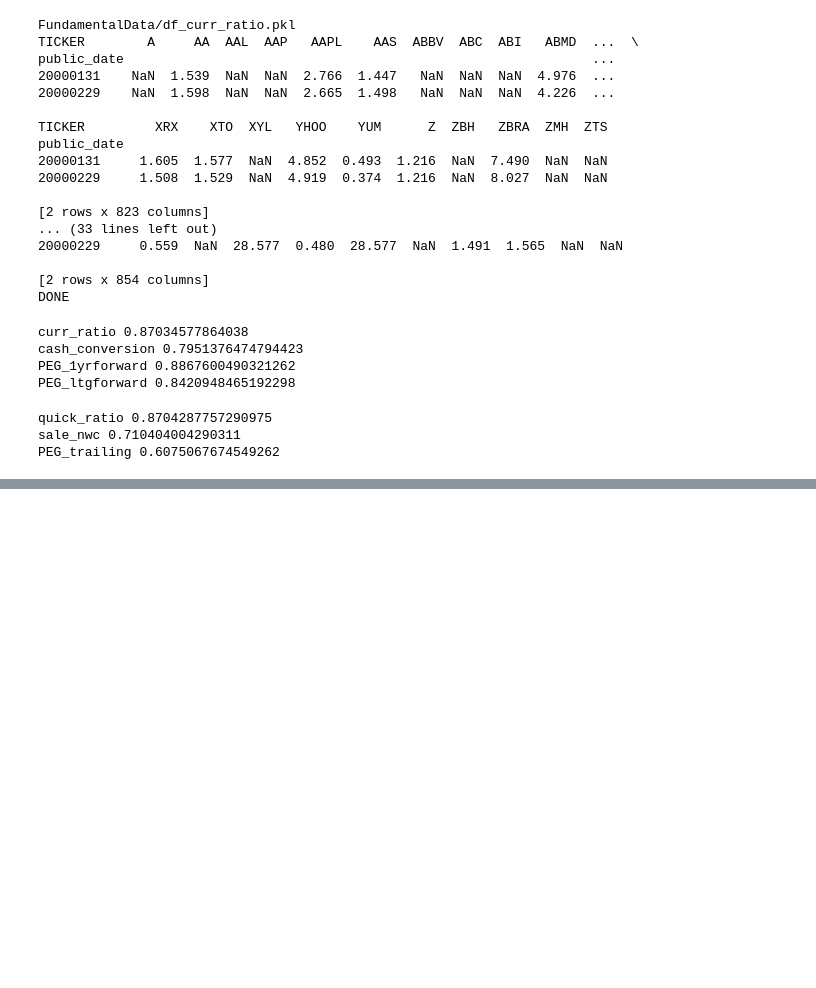
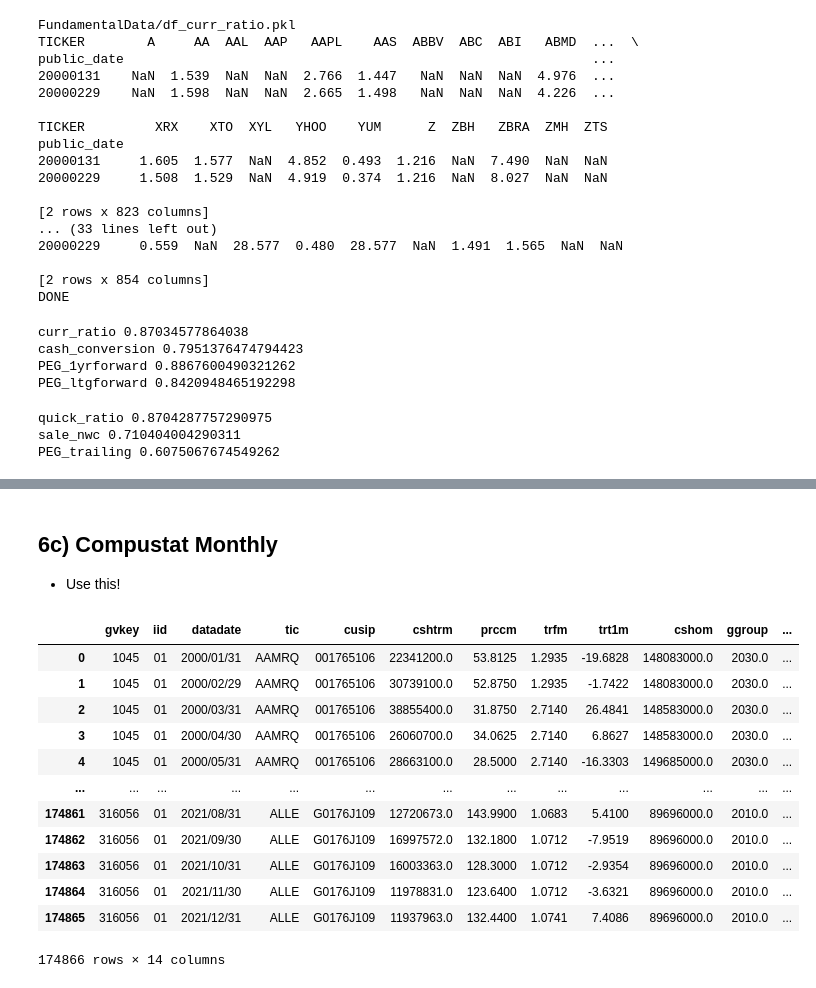
Before and after one commit to pyliut/CSMOM_HT22, a Jupyter notebook: DataFormatting_TomLiu.ipynb, the cells around one changed output, grey strips where cells are left out. Saved outputs shown, nothing was run; the diff lists cells and outputs as text; code cells hidden in the pictures; blank space fills up the shorter version.

```diff
--- a/DataFormatting_TomLiu.ipynb
+++ b/DataFormatting_TomLiu.ipynb
@@ -390,0 +515,20 @@ PEG_trailing 0.6075067674549262
+# %% [markdown]
+## 6c) Compustat Monthly
+- Use this!
+# %%
+df_PriceData = pd.read_csv("MarketData/SPX_PriceData_CompustatMonthly.csv")
+df_PriceData
+# %% [output]
+|  | gvkey | iid | datadate | tic | cusip | cshtrm | prccm | trfm | trt1m | cshom | ggroup | ... |
+| 0 | 1045 | 01 | 2000/01/31 | AAMRQ | 001765106 | 22341200.0 | 53.8125 | 1.2935 | -19.6828 | 148083000.0 | 2030.0 | ... |
+| 1 | 1045 | 01 | 2000/02/29 | AAMRQ | 001765106 | 30739100.0 | 52.8750 | 1.2935 | -1.7422 | 148083000.0 | 2030.0 | ... |
+| 2 | 1045 | 01 | 2000/03/31 | AAMRQ | 001765106 | 38855400.0 | 31.8750 | 2.7140 | 26.4841 | 148583000.0 | 2030.0 | ... |
+| 3 | 1045 | 01 | 2000/04/30 | AAMRQ | 001765106 | 26060700.0 | 34.0625 | 2.7140 | 6.8627 | 148583000.0 | 2030.0 | ... |
+| 4 | 1045 | 01 | 2000/05/31 | AAMRQ | 001765106 | 28663100.0 | 28.5000 | 2.7140 | -16.3303 | 149685000.0 | 2030.0 | ... |
+| ... | ... | ... | ... | ... | ... | ... | ... | ... | ... | ... | ... | ... |
+| 174861 | 316056 | 01 | 2021/08/31 | ALLE | G0176J109 | 12720673.0 | 143.9900 | 1.0683 | 5.4100 | 89696000.0 | 2010.0 | ... |
+| 174862 | 316056 | 01 | 2021/09/30 | ALLE | G0176J109 | 16997572.0 | 132.1800 | 1.0712 | -7.9519 | 89696000.0 | 2010.0 | ... |
+| 174863 | 316056 | 01 | 2021/10/31 | ALLE | G0176J109 | 16003363.0 | 128.3000 | 1.0712 | -2.9354 | 89696000.0 | 2010.0 | ... |
+| 174864 | 316056 | 01 | 2021/11/30 | ALLE | G0176J109 | 11978831.0 | 123.6400 | 1.0712 | -3.6321 | 89696000.0 | 2010.0 | ... |
+| 174865 | 316056 | 01 | 2021/12/31 | ALLE | G0176J109 | 11937963.0 | 132.4400 | 1.0741 | 7.4086 | 89696000.0 | 2010.0 | ... |
+174866 rows × 14 columns
```
Also changed, not shown: parts of 17 cells of this notebook.
